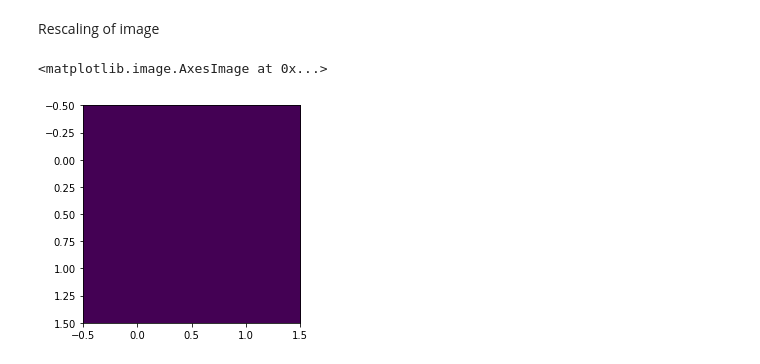
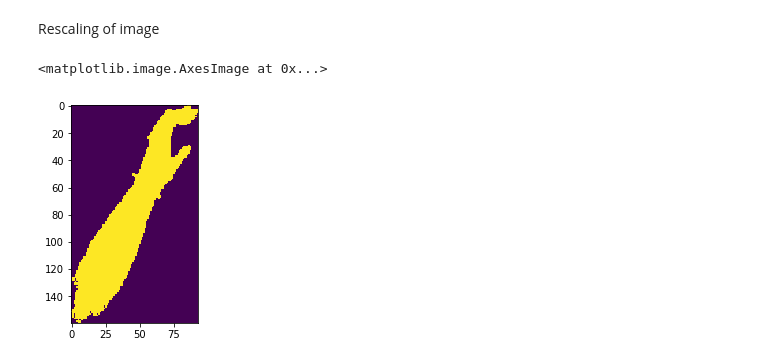
Before and after one commit to Rahulo5/GesturePredictionML, a Jupyter notebook: GesturePrediction.ipynb, the cells around one changed output. Saved outputs shown, nothing was run; the diff lists cells and outputs as text; code cells hidden in the pictures.

```diff
--- a/GesturePrediction.ipynb
+++ b/GesturePrediction.ipynb
@@ -75,11 +75,10 @@ print(stats[max_label])
 Rescaling of image
 # %%
 img2 = numpy.array(img2)
-new_image = img2[:,(161,254)]
-c = new_image[(98,158),:]
+new_image = img2[stats[max_label][1]:stats[max_label][1]+stats[max_label][3],stats[max_label][0]:stats[max_label][0]+stats[max_label][2]]
 image_for_input = cv2.resize(img2, (100, 100),
                interpolation = cv2.INTER_NEAREST)
-plt.imshow(c)
+plt.imshow(new_image)
 # %% [output]
 <matplotlib.image.AxesImage at 0x...>
-[figure, old version]
+[figure, new version]
```
Also changed, not shown: parts of 1 cell of this notebook.
